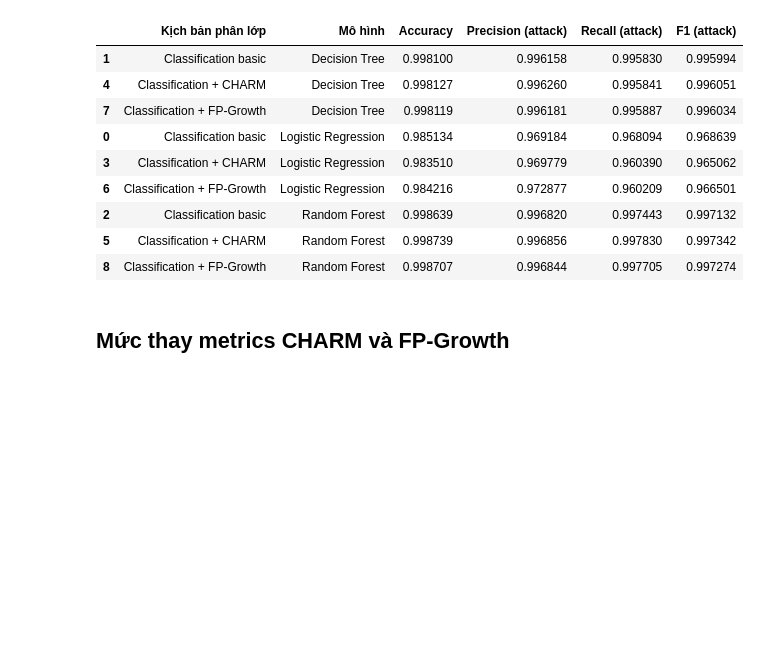
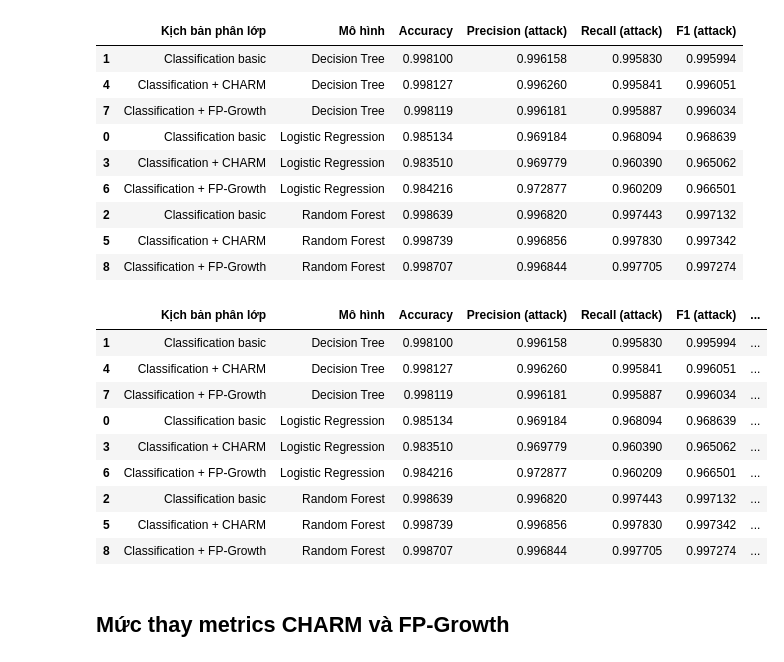
Before and after one commit to Td1nh/adm_g05_lycos, a Jupyter notebook: 03_association_classification.ipynb, the cells around one changed output. Drawn from its saved outputs; the diff is of its cells as text; code cells hidden in the pictures; blank space fills up the shorter version.

```diff
--- a/03_association_classification.ipynb
+++ b/03_association_classification.ipynb
@@ -729,6 +727,64 @@ display(
 | 2 | Classification basic | Random Forest | 0.998639 | 0.996820 | 0.997443 | 0.997132 |
 | 5 | Classification + CHARM | Random Forest | 0.998739 | 0.996856 | 0.997830 | 0.997342 |
 | 8 | Classification + FP-Growth | Random Forest | 0.998707 | 0.996844 | 0.997705 | 0.997274 |
+# %%
+cm = pd.read_csv("04_output/03_association_classification/confusion_matrices.csv")
+keys = ["Kịch bản phân lớp", "Mô hình"]
+
+score_table = results.merge(
+    cm[keys + ["TN", "FP", "FN", "TP"]],
+    on=keys,
+    validate="one_to_one",
+)
+
+tn, fp, fn = score_table["TN"], score_table["FP"], score_table["FN"]
+
+precision_normal = tn.div(tn + fn).fillna(0)
+recall_normal = tn.div(tn + fp).fillna(0)
+f1_normal = (2 * tn).div(2 * tn + fp + fn).fillna(0)
+
+score_table["Precision (macro)"] = (
+    precision_normal + score_table["Precision (attack)"]
+) / 2
+score_table["Recall (macro)"] = (
+    recall_normal + score_table["Recall (attack)"]
+) / 2
+score_table["F1 (macro)"] = (
+    f1_normal + score_table["F1 (attack)"]
+) / 2
+
+metric_cols = [
+    "Accuracy",
+    "Precision (attack)", "Recall (attack)", "F1 (attack)",
+    "Precision (macro)", "Recall (macro)", "F1 (macro)",
+]
+scenario_order = {dataset: i for i, dataset in enumerate(datasets)}
+
+score_table = (
+    score_table.assign(
+        _scenario_order=score_table["Kịch bản phân lớp"].map(scenario_order)
+    )
+    .sort_values(["Mô hình", "_scenario_order"])
+    .drop(columns=["_scenario_order", "TN", "FP", "FN", "TP"])
+    .copy()
+)
+
+display(
+    score_table.style
+    .format({col: "{:.6f}" for col in metric_cols})
+    .highlight_max(axis=0, color="yellow", subset=metric_cols)
+)
+# %% [output]
+|  | Kịch bản phân lớp | Mô hình | Accuracy | Precision (attack) | Recall (attack) | F1 (attack) | ... |
+| 1 | Classification basic | Decision Tree | 0.998100 | 0.996158 | 0.995830 | 0.995994 | ... |
+| 4 | Classification + CHARM | Decision Tree | 0.998127 | 0.996260 | 0.995841 | 0.996051 | ... |
+| 7 | Classification + FP-Growth | Decision Tree | 0.998119 | 0.996181 | 0.995887 | 0.996034 | ... |
+| 0 | Classification basic | Logistic Regression | 0.985134 | 0.969184 | 0.968094 | 0.968639 | ... |
+| 3 | Classification + CHARM | Logistic Regression | 0.983510 | 0.969779 | 0.960390 | 0.965062 | ... |
+| 6 | Classification + FP-Growth | Logistic Regression | 0.984216 | 0.972877 | 0.960209 | 0.966501 | ... |
+| 2 | Classification basic | Random Forest | 0.998639 | 0.996820 | 0.997443 | 0.997132 | ... |
+| 5 | Classification + CHARM | Random Forest | 0.998739 | 0.996856 | 0.997830 | 0.997342 | ... |
+| 8 | Classification + FP-Growth | Random Forest | 0.998707 | 0.996844 | 0.997705 | 0.997274 | ... |
 # %% [markdown]
 ## Mức thay metrics CHARM và FP-Growth
 # %%
```
Also changed, not shown: parts of 1 cell of this notebook, 1 other file.
